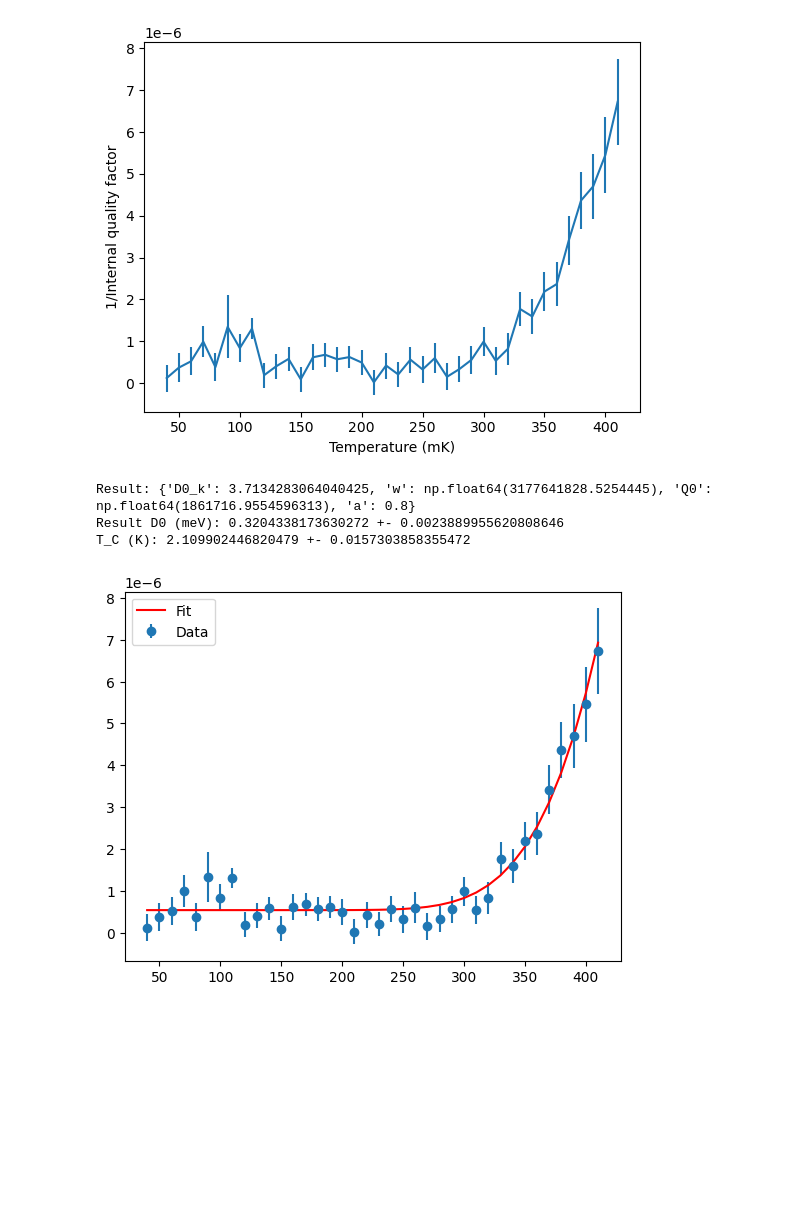
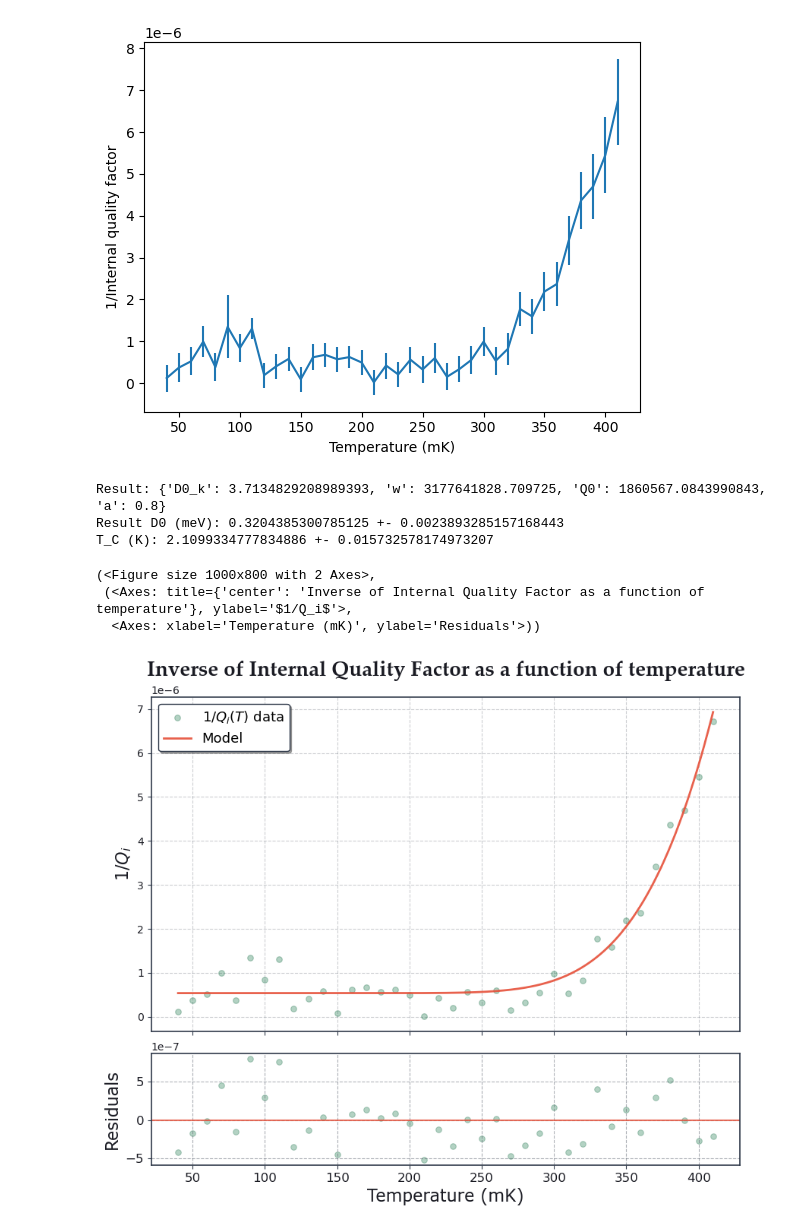
Before and after one commit to biqute/QTLab2425, a Jupyter notebook: IRdetection/Analysis/fitting_resonances_gap_old.ipynb, the cells around one changed output. Cells and saved outputs as stored; diff of their text form; code cells hidden in the pictures; blank space fills up the shorter version.

```diff
--- a/IRdetection/Analysis/fitting_resonances_gap_old.ipynb
+++ b/IRdetection/Analysis/fitting_resonances_gap_old.ipynb
@@ -332,36 +340,57 @@ w = np.mean(np.array(result_fr)[mask2])
 
 initial_guess = {
     "Q0": _Q0**-1,
     "a": 0.8,
     "D0_k": 3.67,
     "w": w
     }
 
 fit_data = np.column_stack((T, Qi_plot))
 fitter = Fitter(model_function=md.qi_factor_model,
                     param_names=["Q0", "a", "D0_k", "w"],
                     data=fit_data,
                     yerr=err_Qi_plot,
                     loss_function=LeastSquares,
                     params_initial_guess=initial_guess)
 
 fitter.model.set_active_params(["D0_k"])
 result = fitter.fit()
 
 result_dict = result.values.to_dict()
 result_dict['w'] = w
 result_dict['Q0'] = _Q0**-1
 result_dict['a'] = initial_guess['a']
 err_dict = result.errors.to_dict()
 
 print(f"Result: {result_dict}")
 print(f"Result D0 (meV): {result_dict["D0_k"]*cs.k/(1.6e-22)} +- {err_dict['D0_k']*cs.k/(1.6e-22)}")
 T_C = 2/3.52 * result_dict["D0_k"]
 print(f"T_C (K): {T_C} +- {2/3.52 * err_dict['D0_k']}")
-grapher = fitPlotter(result_dict, T, Qi_plot, md.qi_factor_model, err_y = err_Qi_plot)
-grapher.simple_plot()
+
+# grapher = fitPlotter(result_dict, T, Qi_plot, md.qi_factor_model, err_y = err_Qi_plot)
+# grapher.simple_plot()
+
+plot_fit(
+    data=fit_data,
+    model=md.qi_factor_model,
+    model_params=result_dict,
+    title=r'Inverse of Internal Quality Factor as a function of temperature',
+    xlabel=r'Temperature (mK)',
+    ylabel=r'$1/Q_i$',  # mathtext will still render this correctly
+    data_label=r'$1/Q_i(T)$ data',
+    # model_label=(
+    #     r'Fit: $\frac{1}{2}\left[\frac{I^2}{%.2f^2} + \frac{I^4}{%.2f^4}\right]$'
+    #     % (fitted_params["a"], fitted_params["b"])
+    #),
+    palette=QSciencePalette,
+    typography=QScienceTypography,
+    rasterize_points=True,
+)
 # %% [output]
-Result: {'D0_k': 3.7134283064040425, 'w': np.float64(3177641828.5254445), 'Q0': np.float64(1861716.9554596313), 'a': 0.8}
-Result D0 (meV): 0.3204338173630272 +- 0.0023889955620808646
-T_C (K): 2.109902446820479 +- 0.0157303858355472
+Result: {'D0_k': 3.7134829208989393, 'w': 3177641828.709725, 'Q0': 1860567.0843990843, 'a': 0.8}
+Result D0 (meV): 0.3204385300785125 +- 0.0023893285157168443
+T_C (K): 2.1099334777834886 +- 0.015732578174973207
+(<Figure size 1000x800 with 2 Axes>,
+ (<Axes: title={'center': 'Inverse of Internal Quality Factor as a function of temperature'}, ylabel='$1/Q_i$'>,
+  <Axes: xlabel='Temperature (mK)', ylabel='Residuals'>))
-[figure, old version]
+[figure, new version]
```
Also changed, not shown: parts of 1 cell of this notebook, 2 other files.
